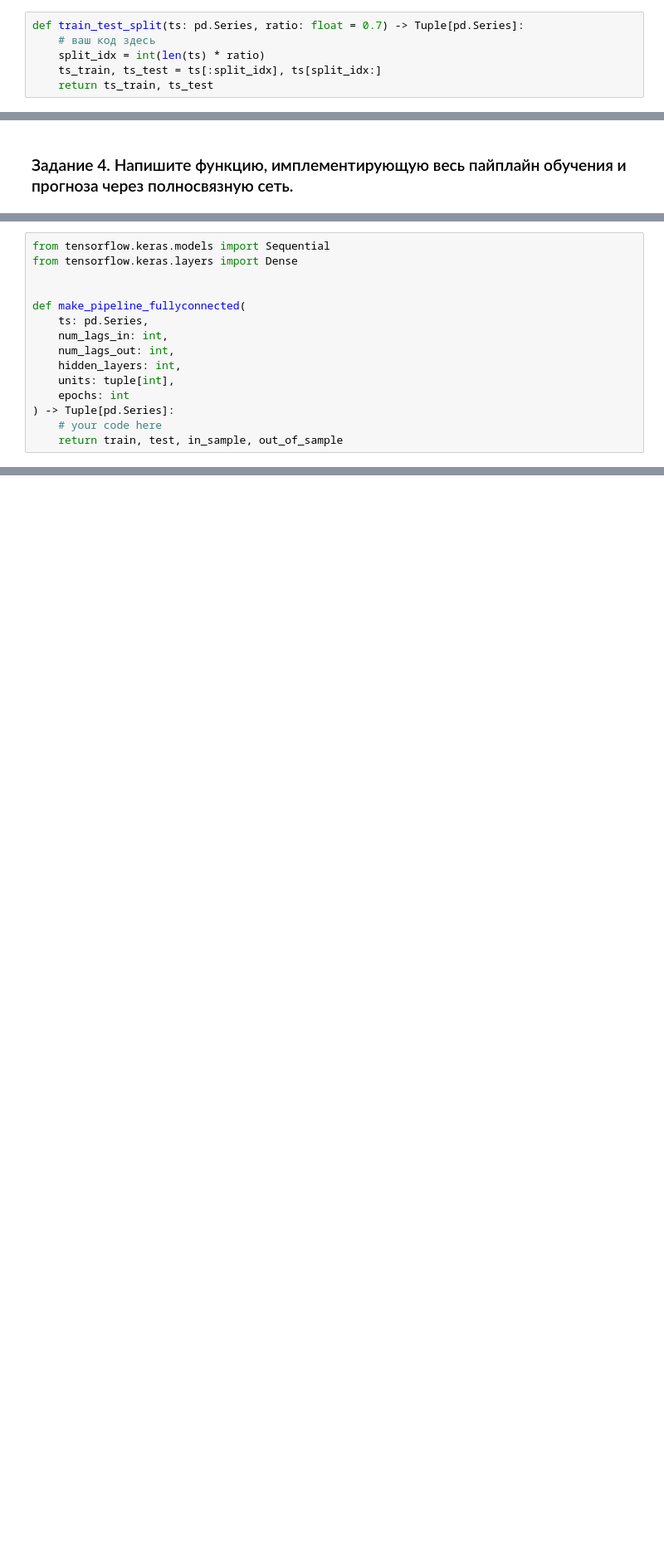
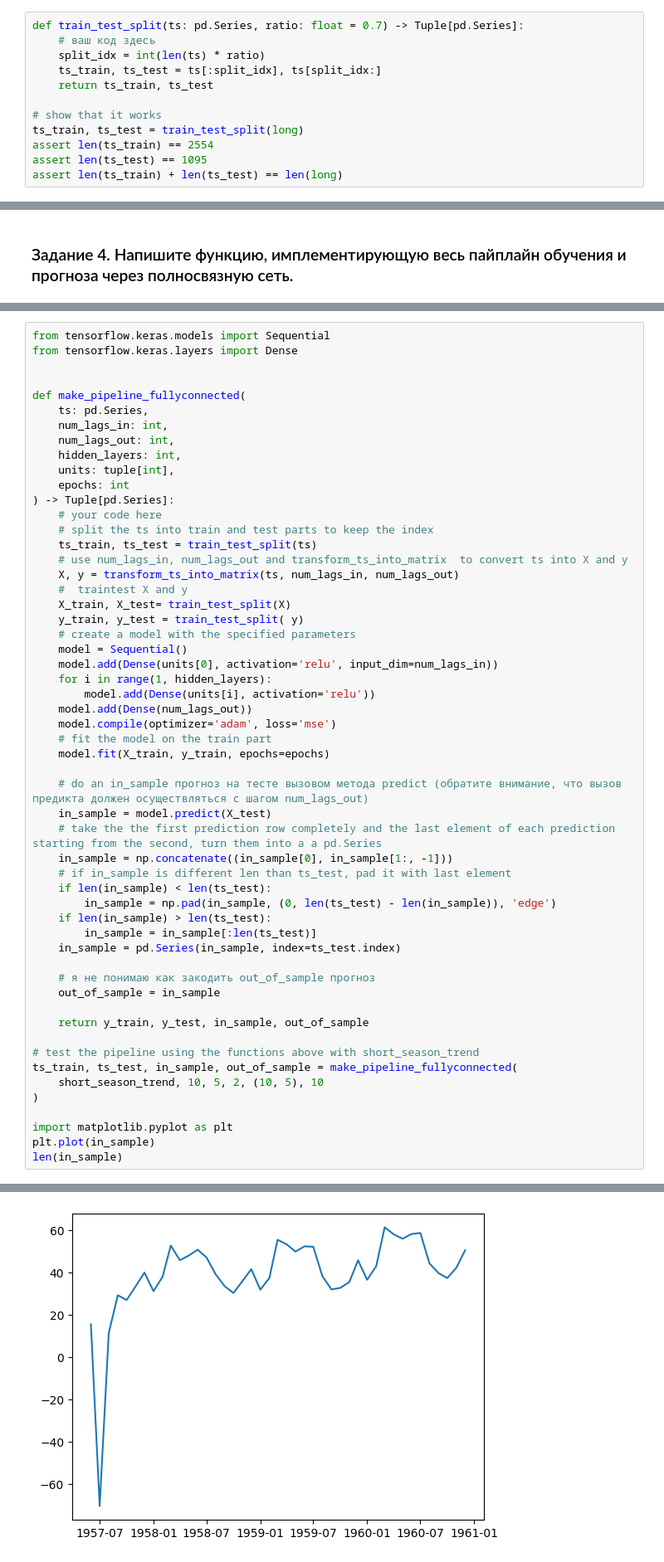
Before and after one commit to ksetdekov/ts_march_2023, a Jupyter notebook: week_3/models_comparison_Кирилл_С.ipynb, the cells around one changed output, grey strips where cells are left out. Shown: that part at 83% size. Cells and saved outputs as stored; diff of their text form; blank space fills up the shorter version.

```diff
--- a/week_3/models_comparison_Кирилл_С.ipynb
+++ b/week_3/models_comparison_Кирилл_С.ipynb
@@ -149,6 +152,12 @@ def train_test_split(ts: pd.Series, ratio: float = 0.7) -> Tuple[pd.Series]:
     split_idx = int(len(ts) * ratio)
     ts_train, ts_test = ts[:split_idx], ts[split_idx:]
     return ts_train, ts_test
+
+# show that it works
+ts_train, ts_test = train_test_split(long)
+assert len(ts_train) == 2554
+assert len(ts_test) == 1095
+assert len(ts_train) + len(ts_test) == len(long)
 # %% [markdown]
 ### Задание 1(б). Напишите функцию для получения численного горизонта прогнозирования через первый и последний timestamp-ы выборки.
 # %% [markdown]
@@ -349,4 +395,45 @@ def make_pipeline_fullyconnected(
     epochs: int
 ) -> Tuple[pd.Series]:
     # your code here
-    return train, test, in_sample, out_of_sample
+    # split the ts into train and test parts to keep the index
+    ts_train, ts_test = train_test_split(ts)
+    # use num_lags_in, num_lags_out and transform_ts_into_matrix  to convert ts into X and y
+    X, y = transform_ts_into_matrix(ts, num_lags_in, num_lags_out)
+    #  traintest X and y
+    X_train, X_test= train_test_split(X)
+    y_train, y_test = train_test_split( y)
+    # create a model with the specified parameters
+    model = Sequential()
+    model.add(Dense(units[0], activation='relu', input_dim=num_lags_in))
+    for i in range(1, hidden_layers):
+        model.add(Dense(units[i], activation='relu'))
+    model.add(Dense(num_lags_out))
+    model.compile(optimizer='adam', loss='mse')
+    # fit the model on the train part
+    model.fit(X_train, y_train, epochs=epochs)
+
+    # do an in_sample прогноз на тесте вызовом метода predict (обратите внимание, что вызов предикта должен осуществляться с шагом num_lags_out)
+    in_sample = model.predict(X_test)
+    # take the the first prediction row completely and the last element of each prediction starting from the second, turn them into a a pd.Series
+    in_sample = np.concatenate((in_sample[0], in_sample[1:, -1]))
+    # if in_sample is different len than ts_test, pad it with last element
+    if len(in_sample) < len(ts_test):
+        in_sample = np.pad(in_sample, (0, len(ts_test) - len(in_sample)), 'edge')
+    if len(in_sample) > len(ts_test):
+        in_sample = in_sample[:len(ts_test)]
+    in_sample = pd.Series(in_sample, index=ts_test.index)
+
+    # я не понимаю как закодить out_of_sample прогноз
+    out_of_sample = in_sample
+
+    return y_train, y_test, in_sample, out_of_sample
+
+# test the pipeline using the functions above with short_season_trend
+ts_train, ts_test, in_sample, out_of_sample = make_pipeline_fullyconnected(
+    short_season_trend, 10, 5, 2, (10, 5), 10
+)
+
+import matplotlib.pyplot as plt
+plt.plot(in_sample)
+len(in_sample)
+# %% [output]
@@ -353,3 +458,4 @@ def make_pipeline_fullyconnected(
+[figure, added]
 # %% [markdown]
 ### Задание 5. Напишите функцию, имплементирующую поиск гиперпараметров по сетке.
 # %% [markdown]
```
Also changed, not shown: parts of 17 cells of this notebook, 1 other file.
